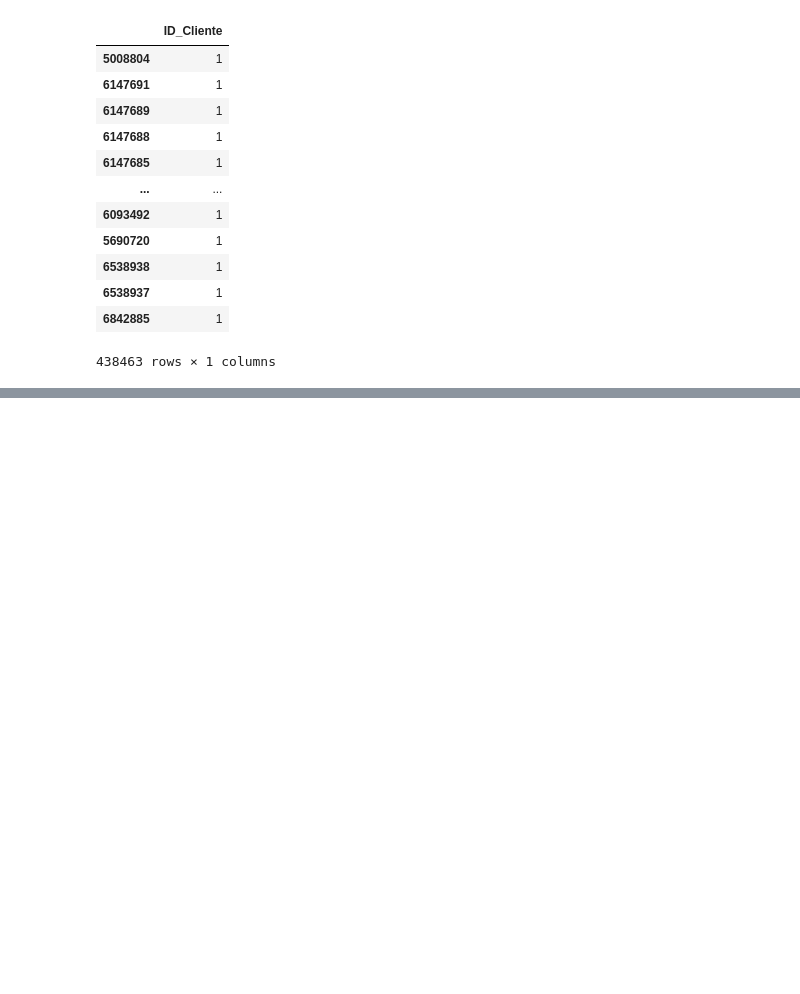
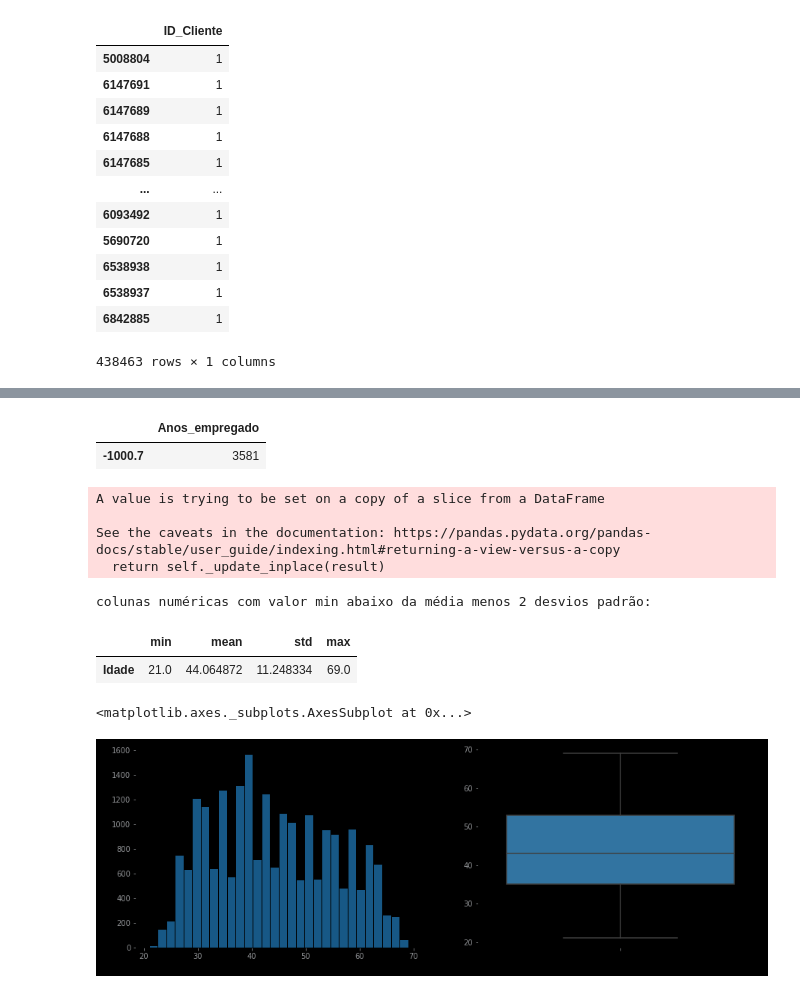
Before and after one commit to ViniciusCastillo/Aprendendo, a Jupyter notebook: Analise_Base_Clientes.ipynb, the cells around one changed output, grey strips where cells are left out. Drawn from its saved outputs; the diff is of its cells as text; code cells hidden in the pictures; blank space fills up the shorter version.

```diff
--- a/Analise_Base_Clientes.ipynb
+++ b/Analise_Base_Clientes.ipynb
@@ -200,0 +193,4 @@ df_clientes_unicos.describe(include='all')
+# %%
+df_alvo = pd.read_csv('https://github.com/ViniciusCastillo/BootcampAlura_Proj6_Concessao_Credito/raw/main/dados/target.cvs')
+print('formato: ',df_alvo.shape,'\n')
+df_alvo.head()
@@ -200,0 +205,4 @@ df_clientes_unicos.describe(include='all')
+# %%
+df_analise = df_alvo.join(df_clientes_ajustado, on='ID_Cliente')
+print('formato: ',df_analise.shape,'\n')
+df_analise.head()
@@ -200,0 +222,4 @@ df_clientes_unicos.describe(include='all')
+# %%
+df_analise_ajust = df_analise.dropna()
+print('formato: ',df_analise_ajust.shape,'\n')
+df_analise_ajust.head()
@@ -200,0 +299,31 @@ df_clientes_unicos.describe(include='all')
+# %%
+df_analise_ajust.loc[df_analise_ajust.Anos_empregado < 0,'Anos_empregado'].value_counts().to_frame()
+# %% [output]
+|  | Anos_empregado |
+| -1000.7 | 3581 |
+# %%
+# Vamos alterar o outlier para -1, dado que aparenta ter uma relação com quem é pensionista
+# e pode ser importante manter essa distinção.
+df_analise_ajust.Anos_empregado.replace(-1000.7, -1, inplace=True)
+# %% [output]
+A value is trying to be set on a copy of a slice from a DataFrame
+
+See the caveats in the documentation: https://pandas.pydata.org/pandas-docs/stable/user_guide/indexing.html#returning-a-view-versus-a-copy
+  return self._update_inplace(result)
+# %%
+# Vamos conferir novamente
+descricao_numericas = df_analise_ajust.iloc[:,2:].describe().T
+print('colunas numéricas com valor min abaixo da média menos 2 desvios padrão:\n')
+descricao_numericas[descricao_numericas['min']<(descricao_numericas['mean']-2*descricao_numericas['std'])][['min','mean','std','max']]
+# %% [output]
+colunas numéricas com valor min abaixo da média menos 2 desvios padrão:
+|  | min | mean | std | max |
+| Idade | 21.0 | 44.064872 | 11.248334 | 69.0 |
+# %%
+fig = plt.figure(figsize=(15,5))
+ax1, ax2 = fig.subplots(1, 2)
+sns.histplot(x=df_analise_ajust['Idade'],bins=30, ax=ax1)
+sns.boxplot(y=df_analise_ajust['Idade'], ax=ax2)
+# %% [output]
+<matplotlib.axes._subplots.AxesSubplot at 0x...>
+[figure, added]
```
Also changed, not shown: parts of 34 cells of this notebook.
